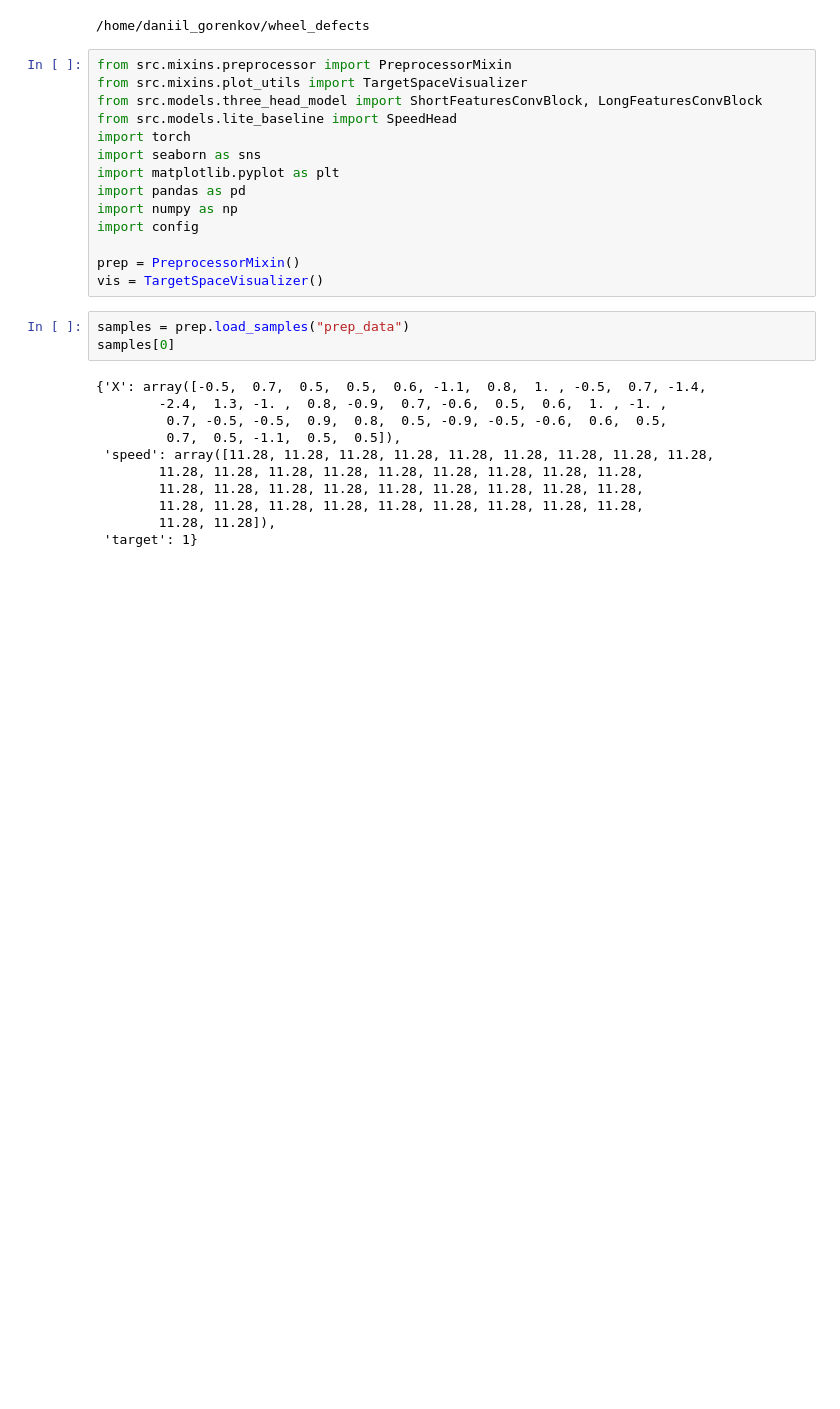
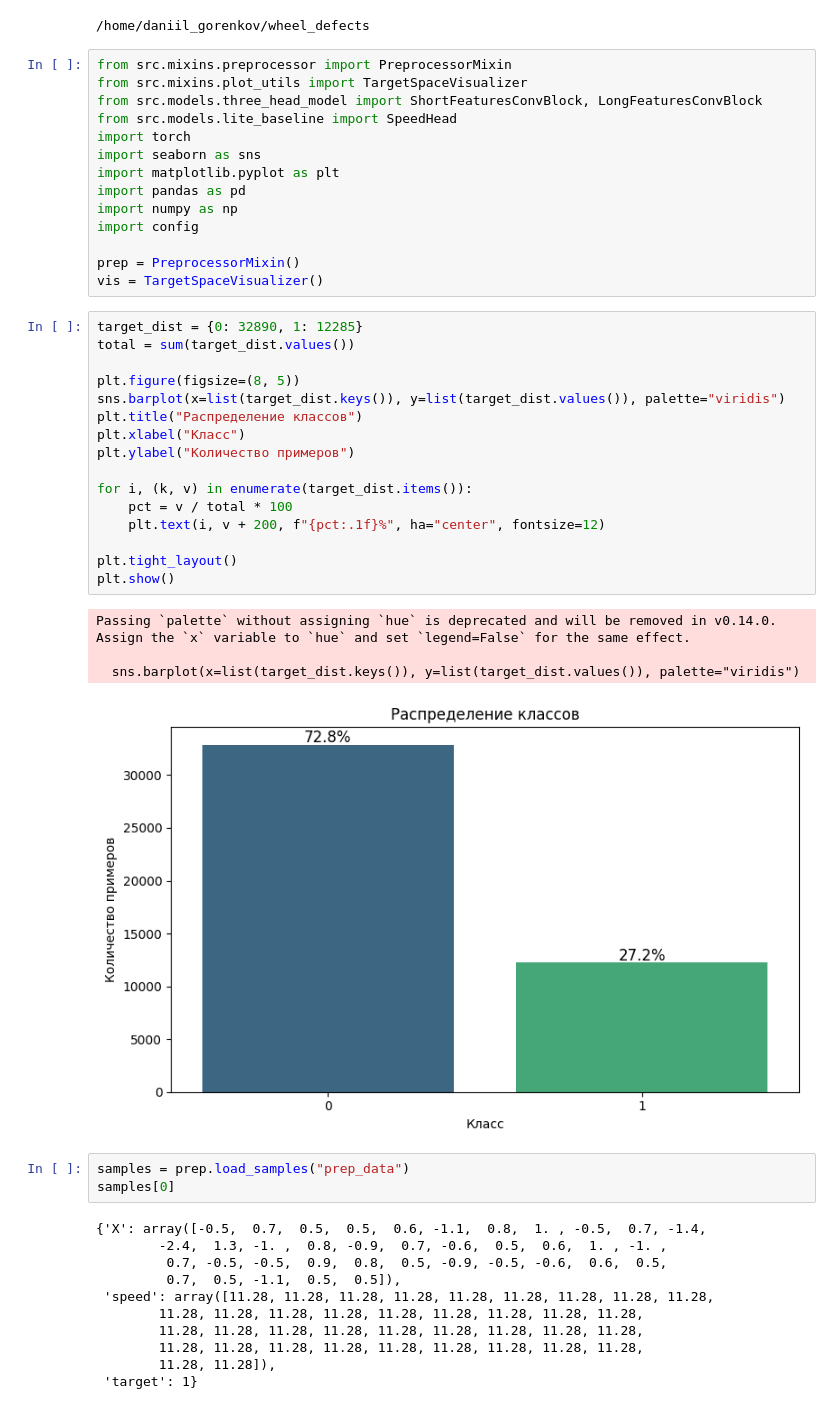
Before and after one commit to daniilgorenkov/wheel_defects, a Jupyter notebook: reserach/_misc.ipynb, the cells around one changed output. Saved outputs shown, nothing was run; the diff lists cells and outputs as text; blank space fills up the shorter version.

```diff
--- a/reserach/_misc.ipynb
+++ b/reserach/_misc.ipynb
@@ -18,6 +18,27 @@ import config
 
 prep = PreprocessorMixin()
 vis = TargetSpaceVisualizer()
+# %%
+target_dist = {0: 32890, 1: 12285}
+total = sum(target_dist.values())
+
+plt.figure(figsize=(8, 5))
+sns.barplot(x=list(target_dist.keys()), y=list(target_dist.values()), palette="viridis")
+plt.title("Распределение классов")
+plt.xlabel("Класс")
+plt.ylabel("Количество примеров")
+
+for i, (k, v) in enumerate(target_dist.items()):
+    pct = v / total * 100
+    plt.text(i, v + 200, f"{pct:.1f}%", ha="center", fontsize=12)
+
+plt.tight_layout()
+plt.show()
+# %% [output]
+Passing `palette` without assigning `hue` is deprecated and will be removed in v0.14.0. Assign the `x` variable to `hue` and set `legend=False` for the same effect.
+
+  sns.barplot(x=list(target_dist.keys()), y=list(target_dist.values()), palette="viridis")
+[figure, added]
 # %%
 samples = prep.load_samples("prep_data")
 samples[0]
```
Also changed, not shown: parts of 3 cells of this notebook, 2 other files.
